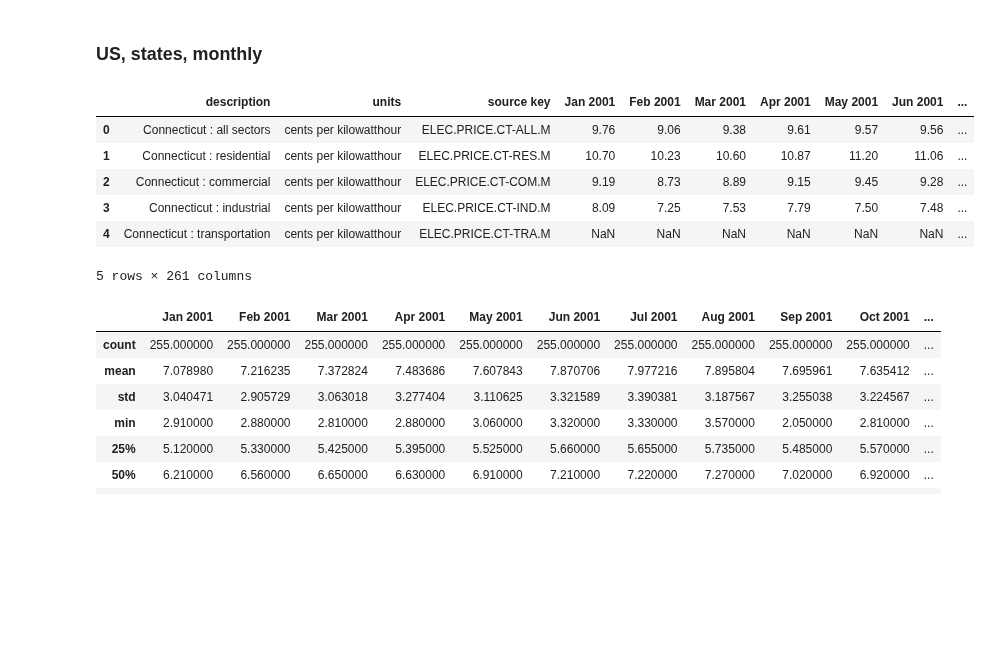
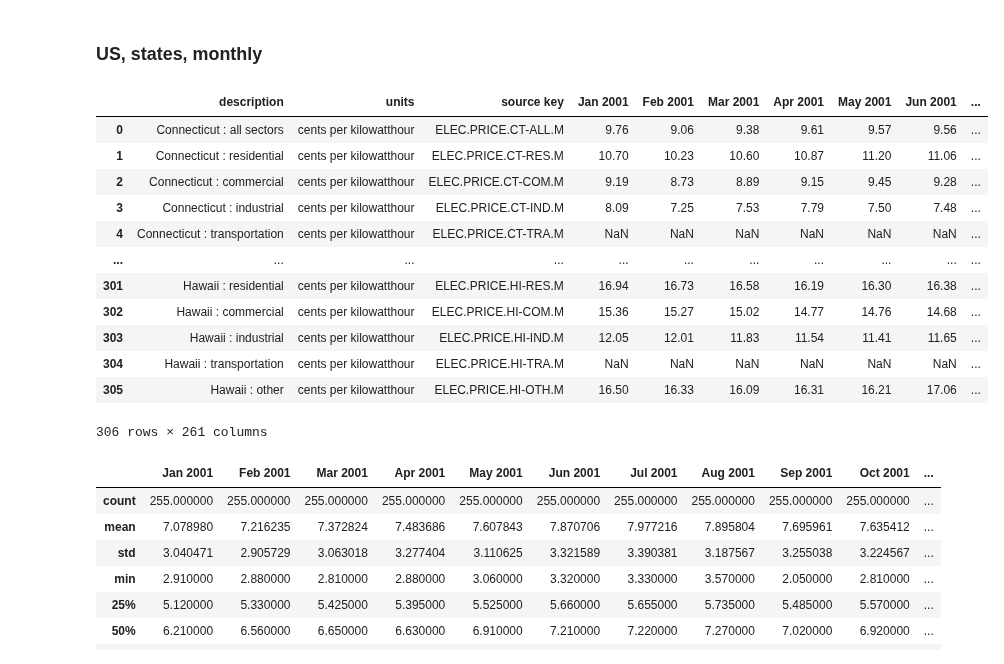
Before and after one commit to trangnv/electricity-prices, a Jupyter notebook: EDA.ipynb, the cells around one changed output. Drawn from its saved outputs; the diff is of its cells as text; code cells hidden in the pictures; blank space fills up the shorter version.

```diff
--- a/EDA.ipynb
+++ b/EDA.ipynb
@@ -5,15 +5,21 @@ import numpy as np
 ### US, states, monthly
 # %%
 df = pd.read_csv("data/us/Average_retail_price_of_electricity_US_states.csv")
-df.head()
+df
 # %% [output]
 |  | description | units | source key | Jan 2001 | Feb 2001 | Mar 2001 | Apr 2001 | May 2001 | Jun 2001 | ... |
 | 0 | Connecticut : all sectors | cents per kilowatthour | ELEC.PRICE.CT-ALL.M | 9.76 | 9.06 | 9.38 | 9.61 | 9.57 | 9.56 | ... |
 | 1 | Connecticut : residential | cents per kilowatthour | ELEC.PRICE.CT-RES.M | 10.70 | 10.23 | 10.60 | 10.87 | 11.20 | 11.06 | ... |
 | 2 | Connecticut : commercial | cents per kilowatthour | ELEC.PRICE.CT-COM.M | 9.19 | 8.73 | 8.89 | 9.15 | 9.45 | 9.28 | ... |
 | 3 | Connecticut : industrial | cents per kilowatthour | ELEC.PRICE.CT-IND.M | 8.09 | 7.25 | 7.53 | 7.79 | 7.50 | 7.48 | ... |
 | 4 | Connecticut : transportation | cents per kilowatthour | ELEC.PRICE.CT-TRA.M | NaN | NaN | NaN | NaN | NaN | NaN | ... |
+| ... | ... | ... | ... | ... | ... | ... | ... | ... | ... | ... |
+| 301 | Hawaii : residential | cents per kilowatthour | ELEC.PRICE.HI-RES.M | 16.94 | 16.73 | 16.58 | 16.19 | 16.30 | 16.38 | ... |
+| 302 | Hawaii : commercial | cents per kilowatthour | ELEC.PRICE.HI-COM.M | 15.36 | 15.27 | 15.02 | 14.77 | 14.76 | 14.68 | ... |
+| 303 | Hawaii : industrial | cents per kilowatthour | ELEC.PRICE.HI-IND.M | 12.05 | 12.01 | 11.83 | 11.54 | 11.41 | 11.65 | ... |
+| 304 | Hawaii : transportation | cents per kilowatthour | ELEC.PRICE.HI-TRA.M | NaN | NaN | NaN | NaN | NaN | NaN | ... |
+| 305 | Hawaii : other | cents per kilowatthour | ELEC.PRICE.HI-OTH.M | 16.50 | 16.33 | 16.09 | 16.31 | 16.21 | 17.06 | ... |
-5 rows × 261 columns
+306 rows × 261 columns
 # %%
 df.describe()
 # %% [output]
```
Also changed, not shown: 1 other file.
